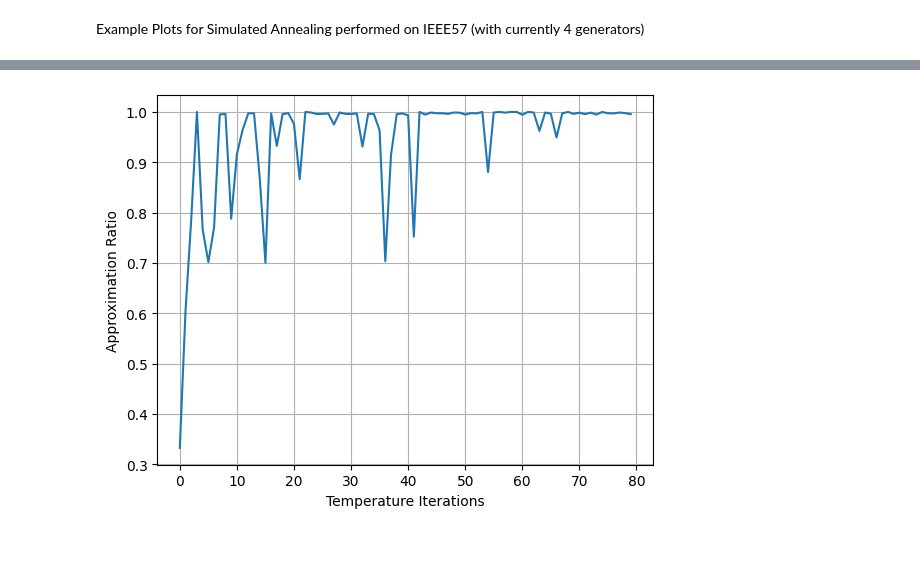
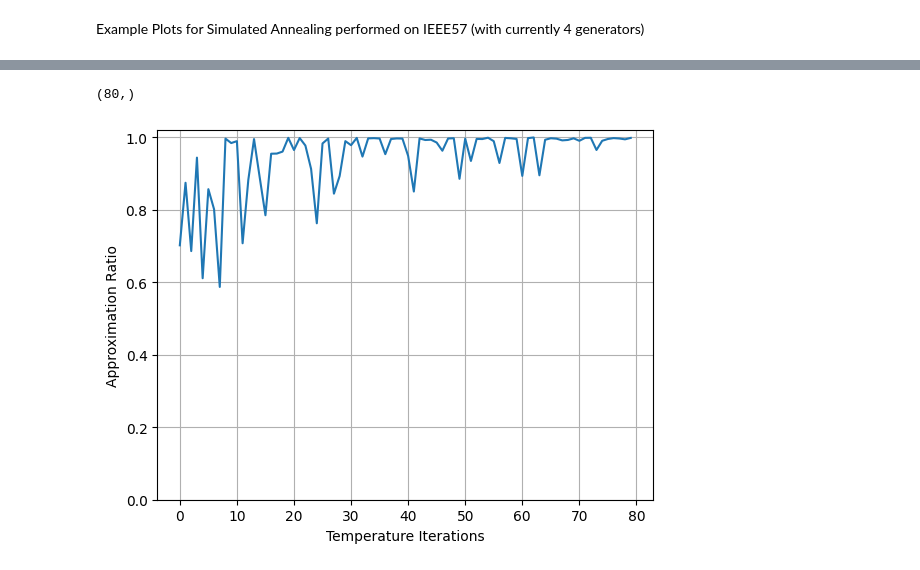
Before and after one commit to DerEinverleiber/UCP-PaperV2, a Jupyter notebook: test_plots.ipynb, the cells around one changed output, grey strips where cells are left out. Cells and saved outputs as stored; diff of their text form; code cells hidden in the pictures.

Commit message:
feat(test_plots): implemented parallelization across brute force datasets for simulated annealing

```diff
--- a/test_plots.ipynb
+++ b/test_plots.ipynb
@@ -8,3 +3,16 @@ brute_force_data = pd.read_csv(
+# %%
+brute_force_data_paths = [
+    'data/brute_force/candidate_space_256_instances_2026-03-14_15-30-37.csv',
+    'data/brute_force/candidate_space_1048576_instances_2026-03-27_15-58-41.csv'
+]
+boundss = [
+    [(0, 4)] * 4,
+    [(0, 4)] * 10
+]
+# %%
+import pandas as pd
+
+brute_force_data = [pd.read_csv(p) for p in brute_force_data_paths]
 # %%
 from cl_optimizer import SimulatedAnnealing
 
@@ -49,0 +42,8 @@ Temp. Iterations 80
+# %%
+from joblib import Parallel, delayed
+import numpy as np
+
+results = np.array(
+    Parallel(n_jobs=len(brute_force_data), verbose=11)
+    (delayed(execute_sim_ann)(data, bounds) for data, bounds in zip(brute_force_data, boundss))
+)
@@ -50,18 +54,21 @@ Temp. Iterations 80
 # %%
-import numpy as np
-
-min_loss = brute_force_data['loss'].min()
-max_loss = brute_force_data['loss'].max()
-approximation_ratios = 1 - (np.array(optima) - min_loss) / (max_loss - min_loss)
+min_loss = np.array([data['loss'].min() for data in brute_force_data])
+max_loss = np.array([data['loss'].max() for data in brute_force_data])
+approximation_ratios = (1 - (results.T - min_loss) / (max_loss - min_loss)).mean(axis=1)
+# %%
+approximation_ratios.shape
+# %% [output]
+(80,)
 # %%
 from matplotlib import pyplot as plt
 
 plt.plot(
-    range(len(optima)),
+    range(results.shape[1]),
     approximation_ratios
 )
+plt.ylim([0, 1.02])
 plt.ylabel('Approximation Ratio')
 plt.xlabel('Temperature Iterations')
 plt.grid(visible=True)
 # %% [output]
-[figure, old version]
+[figure, new version]
```
Also changed, not shown: parts of 3 cells of this notebook, 1 other file.
